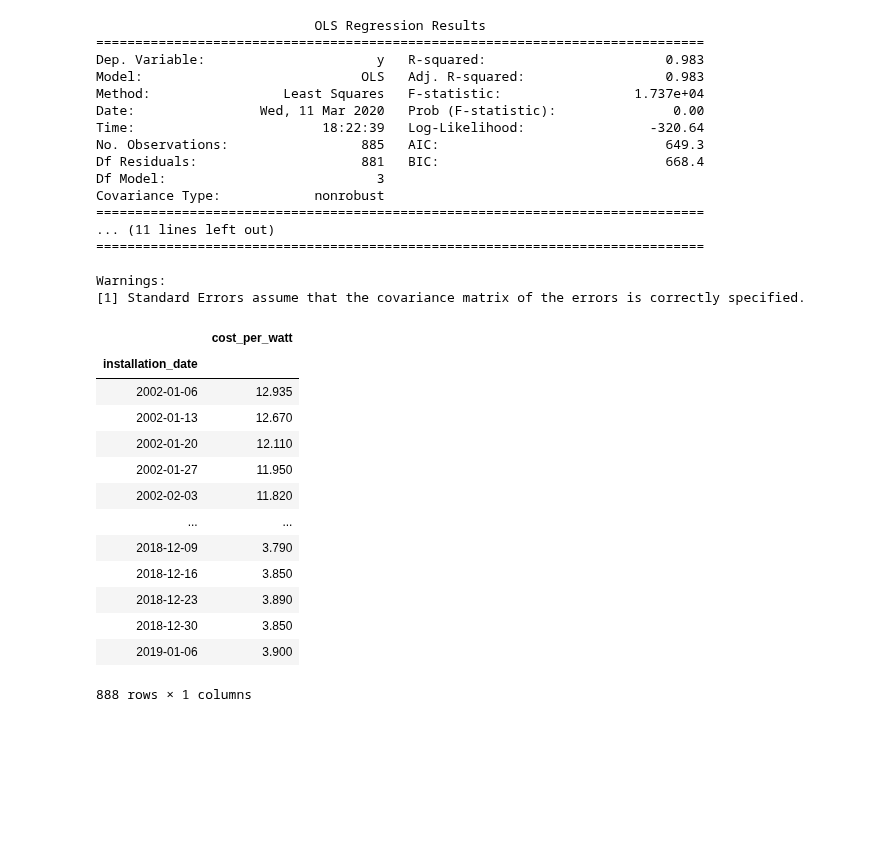
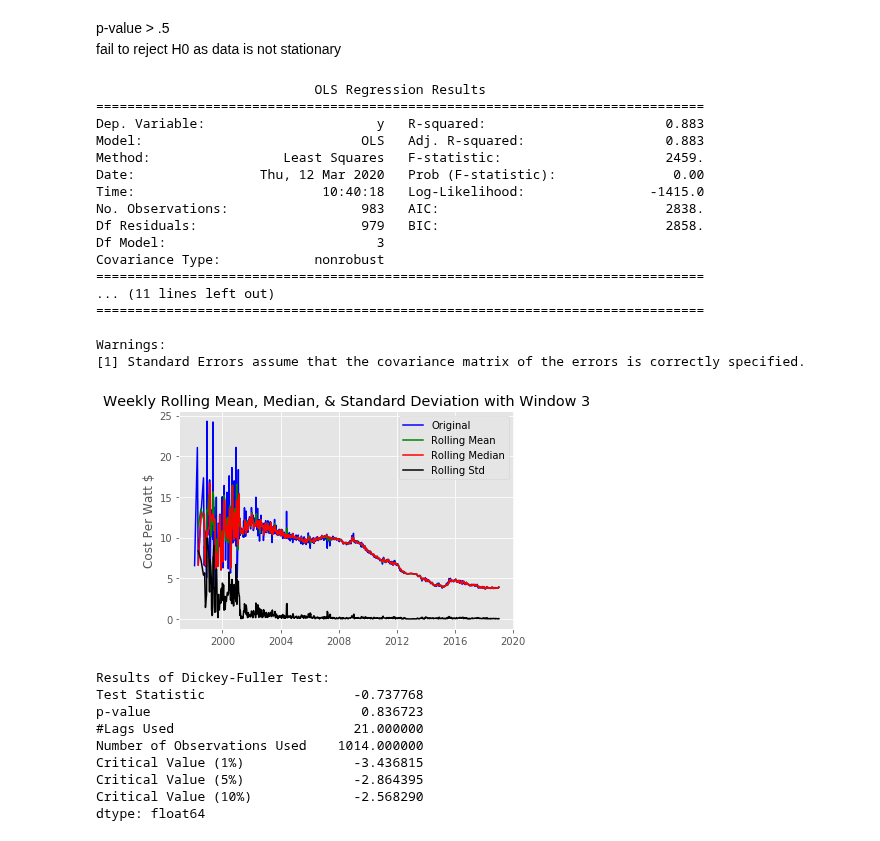
Before and after one commit to jrpaige/Solar, a Jupyter notebook: Untitled.ipynb, the cells around one changed output. Cells and saved outputs as stored; diff of their text form; code cells hidden in the pictures; blank space fills up the shorter version.

```diff
--- a/Untitled.ipynb
+++ b/Untitled.ipynb
@@ -47,37 +51,41 @@ MIN PRICE
 # %%
-yw = resample_df(df)
+yw = resamp_lag_ols(df)
 lagg_cost = create_lag(yw)
+
+ywn = pd.DataFrame(yw.cost_per_watt).dropna()
-# %%
-shortened_timeline(df)
-# %% [output]
-                            OLS Regression Results
-==============================================================================
-Dep. Variable:                      y   R-squared:                       0.983
-Model:                            OLS   Adj. R-squared:                  0.983
-Method:                 Least Squares   F-statistic:                 1.737e+04
-Date:                Wed, 11 Mar 2020   Prob (F-statistic):               0.00
-Time:                        18:22:39   Log-Likelihood:                -320.64
-No. Observations:                 885   AIC:                             649.3
-Df Residuals:                     881   BIC:                             668.4
-Df Model:                           3
-Covariance Type:            nonrobust
-==============================================================================
-... (11 lines left out)
-==============================================================================
-
-Warnings:
-[1] Standard Errors assume that the covariance matrix of the errors is correctly specified.
-|  | cost_per_watt |
-| installation_date |  |
-| 2002-01-06 | 12.935 |
-| 2002-01-13 | 12.670 |
-| 2002-01-20 | 12.110 |
-| 2002-01-27 | 11.950 |
-| 2002-02-03 | 11.820 |
-| ... | ... |
-| 2018-12-09 | 3.790 |
-| 2018-12-16 | 3.850 |
-| 2018-12-23 | 3.890 |
-| 2018-12-30 | 3.850 |
-| 2019-01-06 | 3.900 |
-888 rows × 1 columns
+# %% [markdown]
+p-value > .5 <br>
+fail to reject H0 as data is not stationary
+# %%
+ols_table(lagg_cost)
+rolling_plot(ywn)
+plt.show()
+test_stationarity(ywn)
+# %% [output]
+                            OLS Regression Results
+==============================================================================
+Dep. Variable:                      y   R-squared:                       0.883
+Model:                            OLS   Adj. R-squared:                  0.883
+Method:                 Least Squares   F-statistic:                     2459.
+Date:                Thu, 12 Mar 2020   Prob (F-statistic):               0.00
+Time:                        10:40:18   Log-Likelihood:                -1415.0
+No. Observations:                 983   AIC:                             2838.
+Df Residuals:                     979   BIC:                             2858.
+Df Model:                           3
+Covariance Type:            nonrobust
+==============================================================================
+... (11 lines left out)
+==============================================================================
+
+Warnings:
+[1] Standard Errors assume that the covariance matrix of the errors is correctly specified.
+[figure, added]
+Results of Dickey-Fuller Test:
+Test Statistic                   -0.737768
+p-value                           0.836723
+#Lags Used                       21.000000
+Number of Observations Used    1014.000000
+Critical Value (1%)              -3.436815
+Critical Value (5%)              -2.864395
+Critical Value (10%)             -2.568290
+dtype: float64
```
Also changed, not shown: parts of 14 cells of this notebook, 5 other files.
